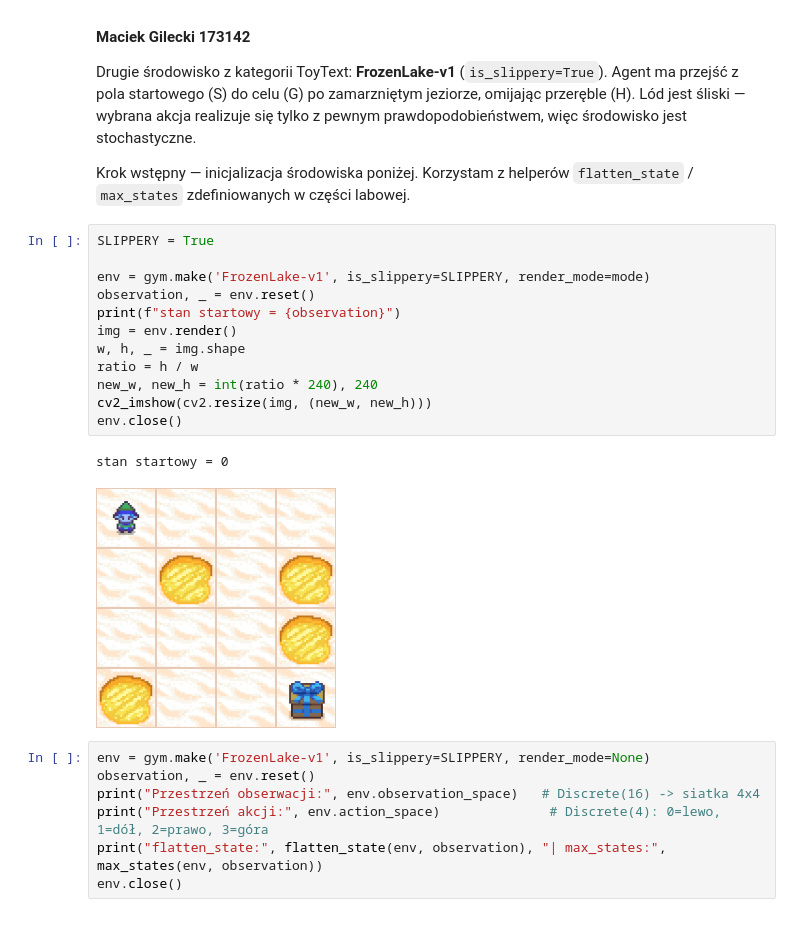
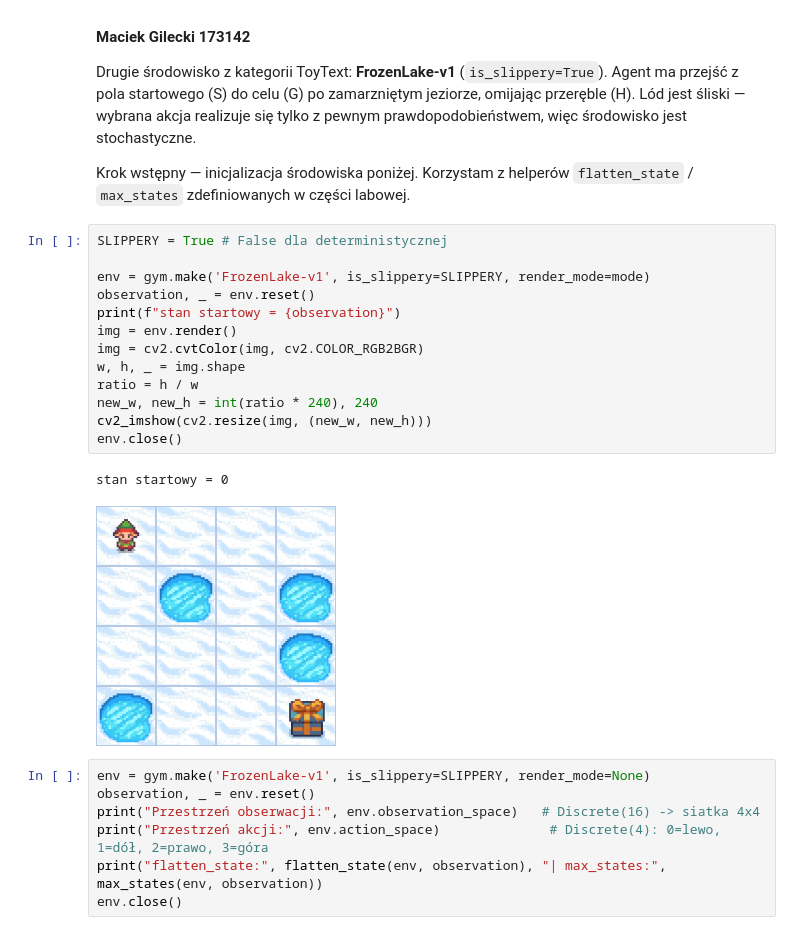
Before and after one commit to Slasq/Uczenie-maszynowe, a Jupyter notebook: Lab 4 Gym.ipynb, the cells around one changed output. Drawn from its saved outputs; the diff is of its cells as text.

```diff
--- a/Lab 4 Gym.ipynb
+++ b/Lab 4 Gym.ipynb
@@ -404,20 +404,21 @@ Drugie środowisko z kategorii ToyText: **FrozenLake-v1** (`is_slippery=True`).
 
 Krok wstępny — inicjalizacja środowiska poniżej. Korzystam z helperów `flatten_state` / `max_states` zdefiniowanych w części labowej.
 # %%
-SLIPPERY = True
+SLIPPERY = True # False dla deterministycznej
 
 env = gym.make('FrozenLake-v1', is_slippery=SLIPPERY, render_mode=mode)
 observation, _ = env.reset()
 print(f"stan startowy = {observation}")
 img = env.render()
+img = cv2.cvtColor(img, cv2.COLOR_RGB2BGR)
 w, h, _ = img.shape
 ratio = h / w
 new_w, new_h = int(ratio * 240), 240
 cv2_imshow(cv2.resize(img, (new_w, new_h)))
 env.close()
 # %% [output]
 stan startowy = 0
-[figure, old version]
+[figure, new version]
 # %%
 env = gym.make('FrozenLake-v1', is_slippery=SLIPPERY, render_mode=None)
 observation, _ = env.reset()
```
Also changed, not shown: parts of 4 cells of this notebook.
